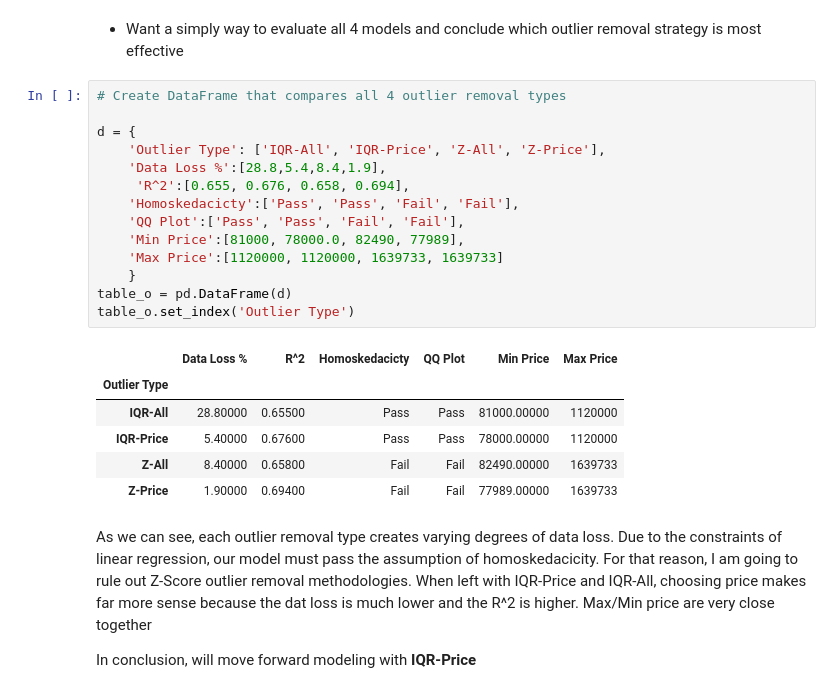
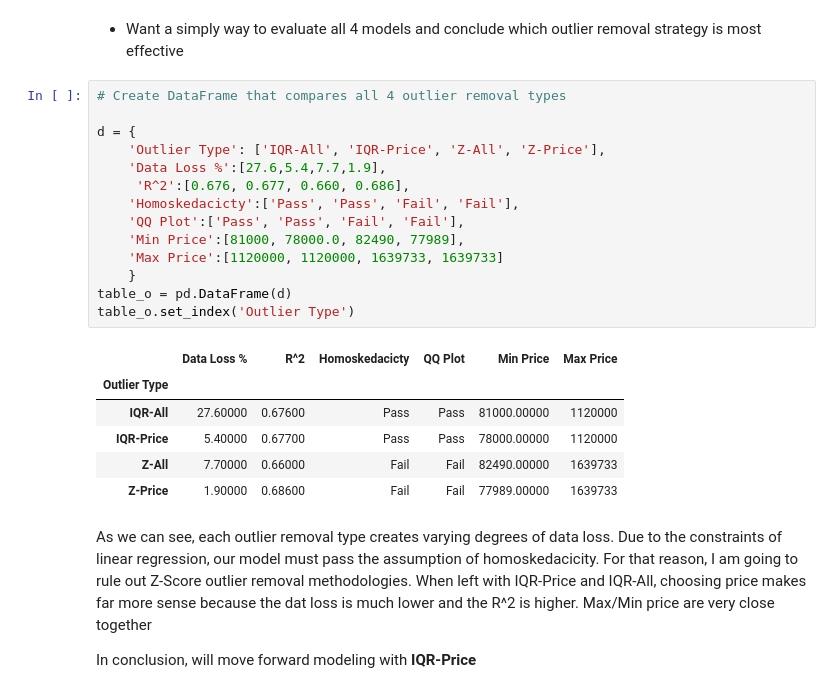
Before and after one commit to kuninethan95/dsc-phase-2-project, a Jupyter notebook: OSEMN ReOrg.ipynb, the cells around one changed output. Saved outputs shown, nothing was run; the diff lists cells and outputs as text.

```diff
--- a/OSEMN ReOrg.ipynb
+++ b/OSEMN ReOrg.ipynb
@@ -1799,24 +1799,24 @@ Unfortunately, this model is not sufficient because it does not meet the assumpt
 # %%
 # Create DataFrame that compares all 4 outlier removal types
 
 d = {
     'Outlier Type': ['IQR-All', 'IQR-Price', 'Z-All', 'Z-Price'],
-    'Data Loss %':[28.8,5.4,8.4,1.9],
-     'R^2':[0.655, 0.676, 0.658, 0.694],
+    'Data Loss %':[27.6,5.4,7.7,1.9],
+     'R^2':[0.676, 0.677, 0.660, 0.686],
     'Homoskedacicty':['Pass', 'Pass', 'Fail', 'Fail'],
     'QQ Plot':['Pass', 'Pass', 'Fail', 'Fail'],
     'Min Price':[81000, 78000.0, 82490, 77989],
     'Max Price':[1120000, 1120000, 1639733, 1639733]
     }
 table_o = pd.DataFrame(d)
 table_o.set_index('Outlier Type')
 # %% [output]
 |  | Data Loss % | R^2 | Homoskedacicty | QQ Plot | Min Price | Max Price |
 | Outlier Type |  |  |  |  |  |  |
-| IQR-All | 28.80000 | 0.65500 | Pass | Pass | 81000.00000 | 1120000 |
-| IQR-Price | 5.40000 | 0.67600 | Pass | Pass | 78000.00000 | 1120000 |
-| Z-All | 8.40000 | 0.65800 | Fail | Fail | 82490.00000 | 1639733 |
-| Z-Price | 1.90000 | 0.69400 | Fail | Fail | 77989.00000 | 1639733 |
+| IQR-All | 27.60000 | 0.67600 | Pass | Pass | 81000.00000 | 1120000 |
+| IQR-Price | 5.40000 | 0.67700 | Pass | Pass | 78000.00000 | 1120000 |
+| Z-All | 7.70000 | 0.66000 | Fail | Fail | 82490.00000 | 1639733 |
+| Z-Price | 1.90000 | 0.68600 | Fail | Fail | 77989.00000 | 1639733 |
 # %% [markdown]
 As we can see, each outlier removal type creates varying degrees of data loss. Due to the constraints of linear regression, our model must pass the assumption of homoskedacicity. For that reason, I am going to rule out Z-Score outlier removal methodologies. When left with IQR-Price and IQR-All, choosing price makes far more sense because the dat loss is much lower and the R^2 is higher. Max/Min price are very close together
 
```
Also changed, not shown: parts of 11 cells of this notebook.
